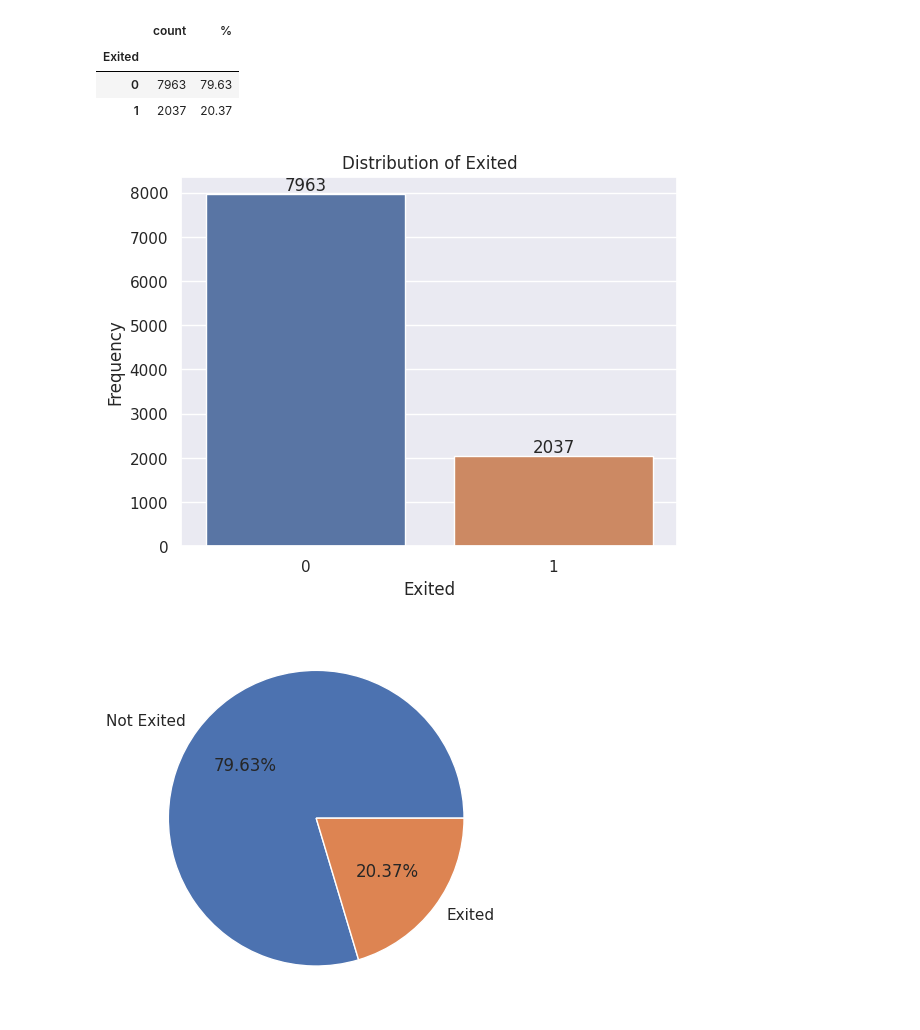
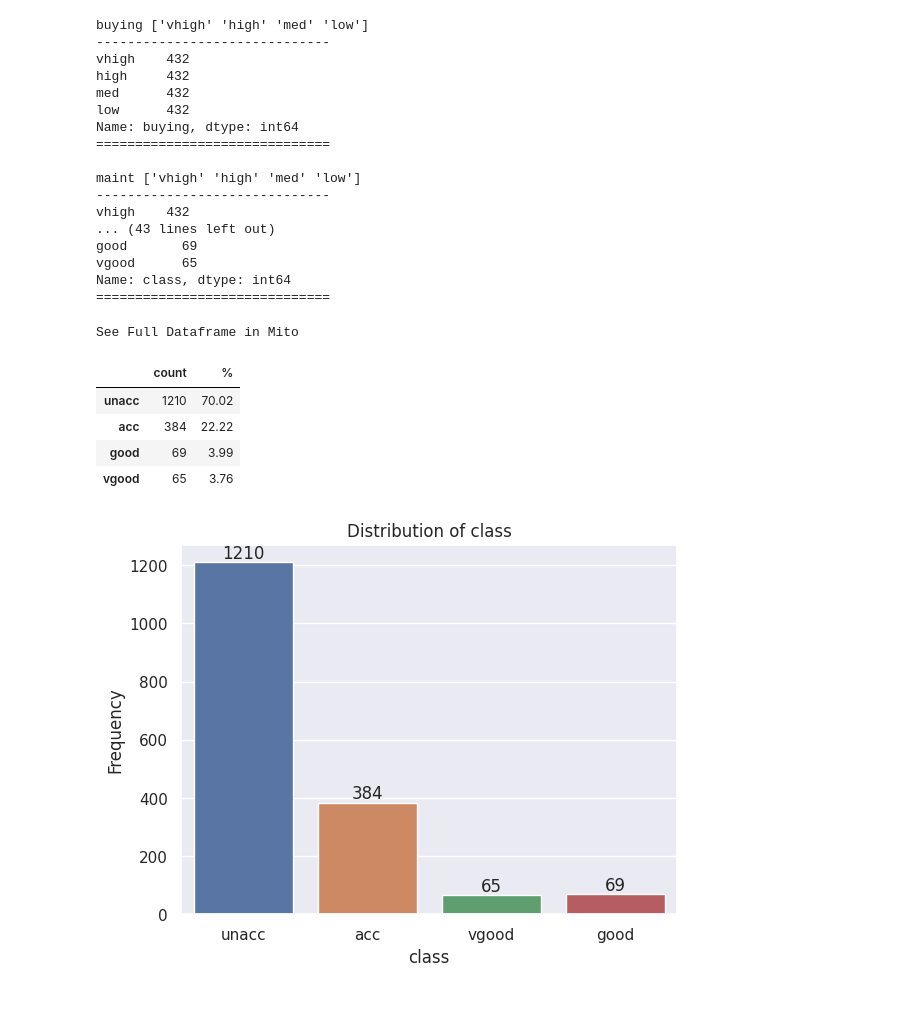
Before and after one commit to AyeshaAmjad-Astera/ML1-XAI, a Jupyter notebook: Project/notebooks/exploratory_analysis.ipynb, the cells around one changed output. Drawn from its saved outputs; the diff is of its cells as text; code cells hidden in the pictures; blank space fills up the shorter version.

```diff
--- a/Project/notebooks/exploratory_analysis.ipynb
+++ b/Project/notebooks/exploratory_analysis.ipynb
@@ -18,7 +16,7 @@ data_loader = DataLoader(file_path='../data/raw/Churn_Modelling.xls' , target_co
 # %%
 X, y = data_loader.get_data()
 # %%
-df = data_loader.data
+df = data_loader.get_df()
 # %%
 df.shape
 # %% [output]
@@ -68,2 +54,0 @@ df[cat_col].nunique().to_frame().rename(columns={0: 'unique_values_count'})
-# %%
-df.drop(['Surname'], axis=1, inplace=True)
@@ -85,2 +54,0 @@ df[['RowNumber', 'CustomerId']].nunique().to_frame().rename(columns={0: 'unique_
-# %%
-df.drop(['RowNumber', 'CustomerId'], axis=1, inplace=True)
@@ -102,5 +54,0 @@ df.nunique().to_frame().rename(columns={0: 'unique_values_count'})
-# %%
-df['NumOfProducts'] = df['NumOfProducts'].astype('category', copy=False)
-df['HasCrCard'] = df['HasCrCard'].astype('category', copy=False)
-df['IsActiveMember'] = df['IsActiveMember'].astype('category', copy=False)
-df['Tenure'] = df['Tenure'].astype('category', copy=False)
@@ -109,17 +55,41 @@ cat_col = df.select_dtypes(include=['object', 'category']).columns.tolist()
+# %%
+for col in df.columns:
+    print(col, df[col].unique())
+    print('-'*30)
+    print(df[col].value_counts())
+    print("="*30 + '\n')
+# %% [output]
+buying ['vhigh' 'high' 'med' 'low']
+------------------------------
+vhigh    432
+high     432
+med      432
+low      432
+Name: buying, dtype: int64
+==============================
+
+maint ['vhigh' 'high' 'med' 'low']
+------------------------------
+vhigh    432
+... (43 lines left out)
+good       69
+vgood      65
+Name: class, dtype: int64
+==============================
 # %%
-c = df['Exited'].value_counts()
-p = df['Exited'].value_counts(normalize=True).mul(100).round(2)
+c = df['class'].value_counts()
+p = df['class'].value_counts(normalize=True).mul(100).round(2)
 
 pd.concat([c, p], axis = 1, keys=['count', '%'])
 # %% [output]
+See Full Dataframe in Mito
 |  | count | % |
-| Exited |  |  |
-| 0 | 7963 | 79.63 |
-| 1 | 2037 | 20.37 |
+| unacc | 1210 | 70.02 |
+| acc | 384 | 22.22 |
+| good | 69 | 3.99 |
+| vgood | 65 | 3.76 |
 # %%
-visualization.plot_count(df['Exited'])
-visualization.pie_plot(df, 'Exited')
+visualization.plot_count(df['class'])
 # %% [output]
-[figure, old version]
+[figure, new version]
-[figure, removed]
 # %%
```
Also changed, not shown: parts of 34 cells of this notebook, 33 other files.
